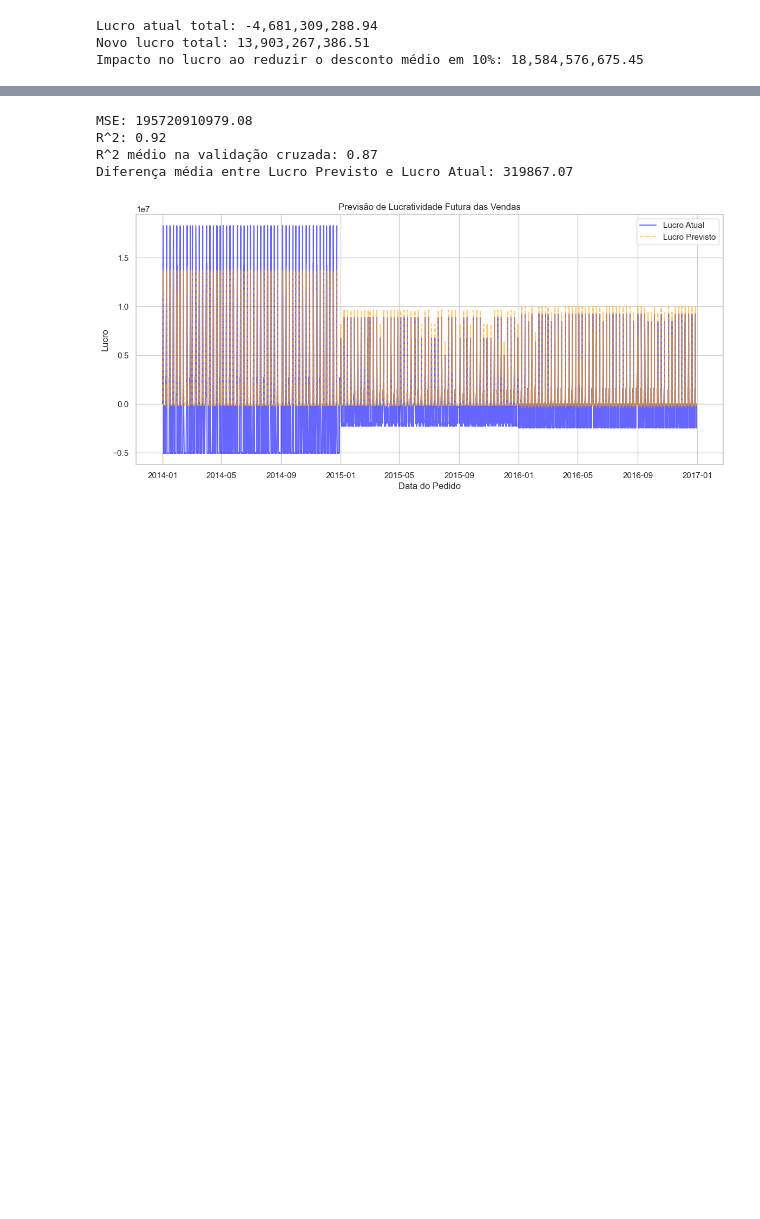
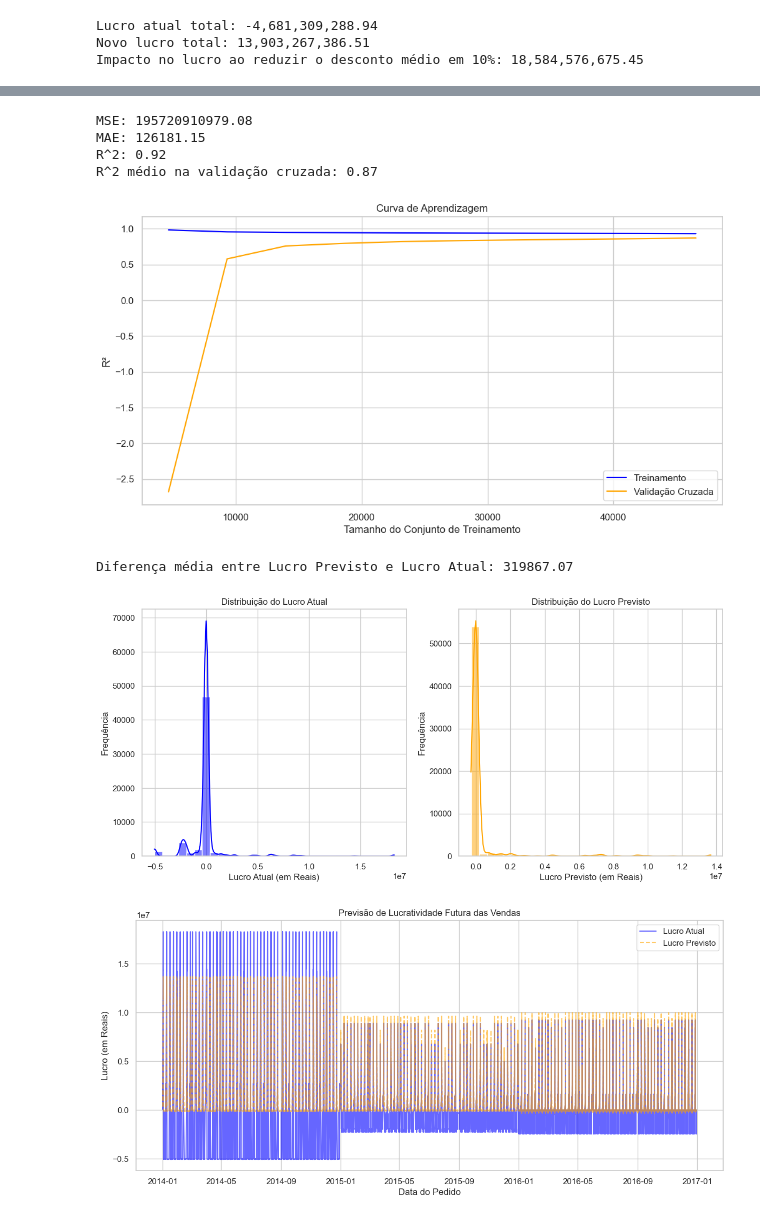
Before and after one commit to Erick-Bryan-Cubas/teste-candidatura-cilia-tecnologia, a Jupyter notebook: src/analysis-dataset-1.ipynb, the cells around one changed output, grey strips where cells are left out. Cells and saved outputs as stored; diff of their text form; code cells hidden in the pictures; blank space fills up the shorter version.

```diff
--- a/src/analysis-dataset-1.ipynb
+++ b/src/analysis-dataset-1.ipynb
@@ -973,7 +951,13 @@ plt.show()
 # %%
+import pandas as pd
+import numpy as np
+import seaborn as sns
+from sklearn.model_selection import train_test_split, cross_val_score, learning_curve
+from sklearn.linear_model import Ridge
 from sklearn.preprocessing import StandardScaler
-from sklearn.linear_model import Ridge
 from sklearn.pipeline import make_pipeline
+from sklearn.metrics import mean_squared_error, r2_score, mean_absolute_error
+import matplotlib.pyplot as plt
 
 # Selecionar variáveis relevantes com base na análise de correlação
 relevant_features = ['SalesAmount', 'Discount', 'OrderQuantity', 'UnitPrice', 'TotalProductCost', 'TaxAmt', 'ListPrice', 'StandardCost']
@@ -994,36 +978,73 @@ model.fit(X_train, y_train)
 # Fazer previsões no conjunto de teste
 y_pred = model.predict(X_test)
 
-# Calcular o erro quadrático médio (MSE) e o coeficiente de determinação (R^2)
+# Calcular as métricas de avaliação
 mse = mean_squared_error(y_test, y_pred)
+mae = mean_absolute_error(y_test, y_pred)
 r2 = r2_score(y_test, y_pred)
 
 print(f'MSE: {mse:.2f}')
+print(f'MAE: {mae:.2f}')
 print(f'R^2: {r2:.2f}')
 
 # Validar o modelo usando validação cruzada
 cv_scores = cross_val_score(model, X, y, cv=5, scoring='r2')
 print(f'R^2 médio na validação cruzada: {cv_scores.mean():.2f}')
+
+# Curva de aprendizado
+train_sizes, train_scores, test_scores = learning_curve(model, X, y, cv=5, scoring='r2', n_jobs=-1, train_sizes=np.linspace(0.1, 1.0, 10))
+
+train_scores_mean = np.mean(train_scores, axis=1)
+test_scores_mean = np.mean(test_scores, axis=1)
+
+plt.figure(figsize=(12, 6))
+plt.plot(train_sizes, train_scores_mean, label='Treinamento', color='blue')
+plt.plot(train_sizes, test_scores_mean, label='Validação Cruzada', color='orange')
+plt.xlabel('Tamanho do Conjunto de Treinamento')
+plt.ylabel('R²')
+plt.title('Curva de Aprendizagem')
+plt.legend()
+plt.show()
 
 # Fazer previsões no conjunto de dados original
 sales_df['Predicted_New_Profit'] = model.predict(X)
 
 # Verificar a diferença entre lucros previstos e atuais
 profit_diff = sales_df['Predicted_New_Profit'] - sales_df['Current_Profit']
 print(f'Diferença média entre Lucro Previsto e Lucro Atual: {profit_diff.mean():.2f}')
 
-# Visualização da Lucratividade Futura
+# Visualizar a distribuição dos lucros atuais e previstos
+plt.figure(figsize=(14, 6))
+
+plt.subplot(1, 2, 1)
+sns.histplot(sales_df['Current_Profit'], kde=True, color='blue', bins=30)
+plt.title('Distribuição do Lucro Atual')
+plt.xlabel('Lucro Atual (em Reais)')
+plt.ylabel('Frequência')
+
+plt.subplot(1, 2, 2)
+sns.histplot(sales_df['Predicted_New_Profit'], kde=True, color='orange', bins=30)
+plt.title('Distribuição do Lucro Previsto')
+plt.xlabel('Lucro Previsto (em Reais)')
+plt.ylabel('Frequência')
+
+plt.show()
+
+# Visualizar a lucratividade futura das vendas
 plt.figure(figsize=(14, 6))
 plt.plot(sales_df['OrderDate'], sales_df['Current_Profit'], label='Lucro Atual', color='blue', alpha=0.6)
 plt.plot(sales_df['OrderDate'], sales_df['Predicted_New_Profit'], label='Lucro Previsto', color='orange', linestyle='--', alpha=0.6)
 plt.xlabel('Data do Pedido')
-plt.ylabel('Lucro')
+plt.ylabel('Lucro (em Reais)')
 plt.title('Previsão de Lucratividade Futura das Vendas')
 plt.legend()
 plt.show()
 # %% [output]
 MSE: 195720910979.08
+MAE: 126181.15
 R^2: 0.92
 R^2 médio na validação cruzada: 0.87
-Diferença média entre Lucro Previsto e Lucro Atual: 319867.07
-[figure, old version]
+[figure, new version]
+Diferença média entre Lucro Previsto e Lucro Atual: 319867.07
+[figure, added]
+[figure, added]
```
Also changed, not shown: parts of 3 cells of this notebook, 1 other file.
